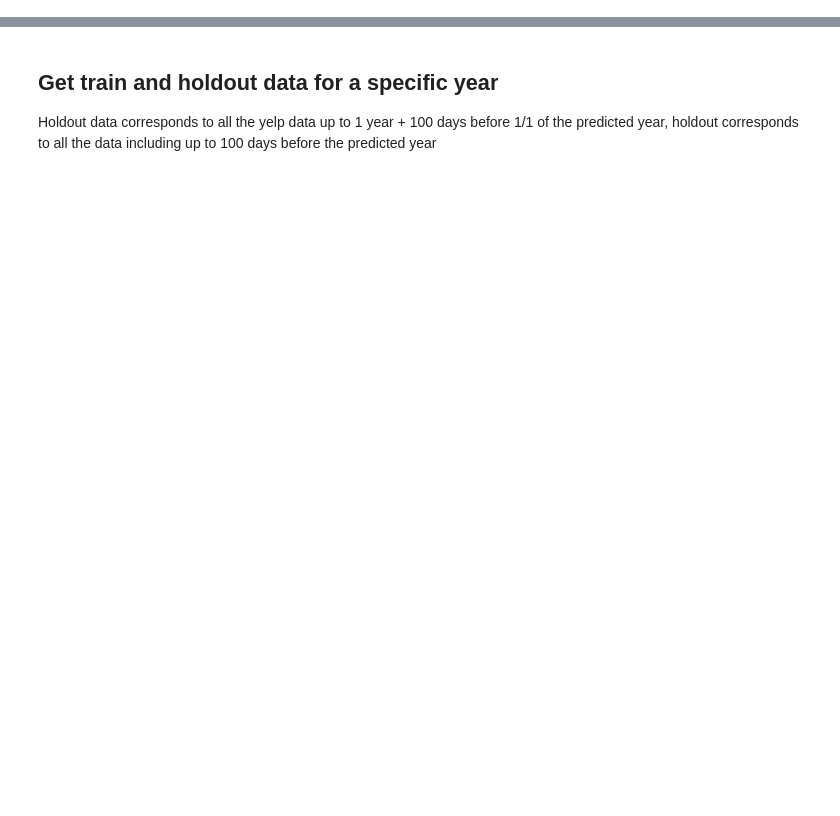
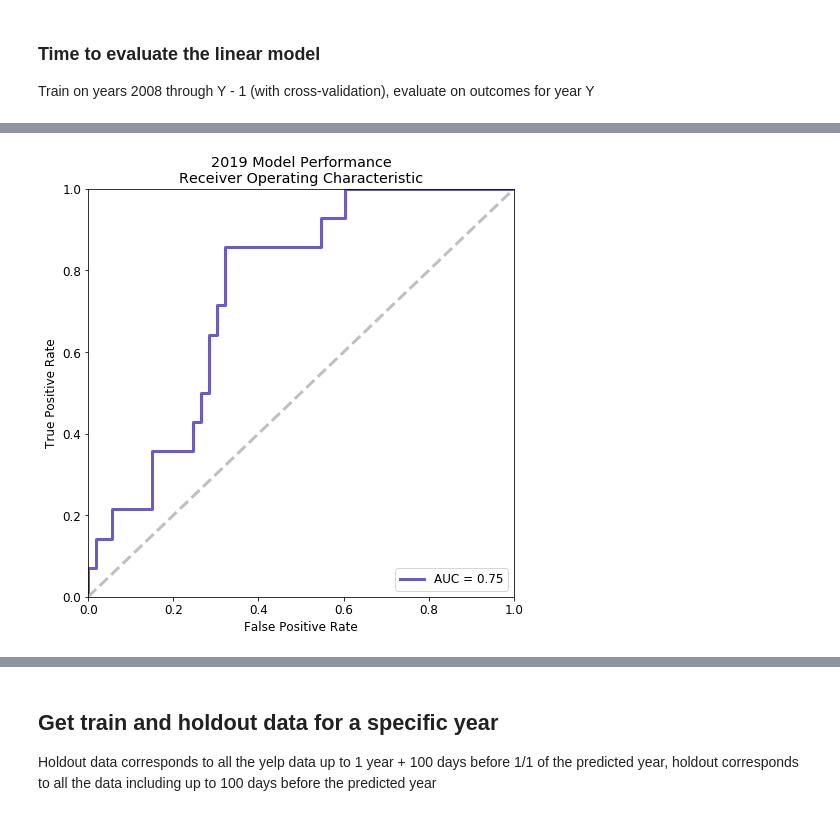
Before and after one commit to ysheynin/Michelin_Survivor_NYC, a Jupyter notebook: Michelin Survival Analysis.ipynb, the cells around one changed output, grey strips where cells are left out. Cells and saved outputs as stored; diff of their text form; code cells hidden in the pictures; blank space fills up the shorter version.

```diff
--- a/Michelin Survival Analysis.ipynb
+++ b/Michelin Survival Analysis.ipynb
@@ -449,0 +592,68 @@ yelp_data = get_review_topic_weights()
+# %% [markdown]
+### Time to evaluate the linear model
+Train on years 2008 through Y - 1 (with cross-validation), evaluate on outcomes for year Y
+# %%
+from sklearn.linear_model import LogisticRegression
+from sklearn.linear_model import SGDClassifier
+
+from sklearn.model_selection import cross_val_score, cross_val_predict
+from sklearn import metrics
+
+def plot_roc(probs, holdout, title = '', save = False):
+
+    #-----------------------------------------------------------
+    # plots ROC curve for model performance
+    #-----------------------------------------------------------
+    import matplotlib
+    font = {'family' : 'helvetica',
+            'weight': 'normal',
+        'size'   : 12,
+        }
+
+    matplotlib.rc('font', **font)
+    fpr, tpr, threshold = metrics.roc_curve(holdout, probs)
+    roc_auc = metrics.auc(fpr, tpr)
+    fig = plt.figure(figsize = (7,7))
+    plt.title(title + '\nReceiver Operating Characteristic')
+    plt.grid(b = None)
+    plt.plot(fpr, tpr, 'slateblue',label = 'AUC = %0.2f' % roc_auc, linewidth = 3)
+    plt.grid(False)
+    plt.legend(loc = 'lower right')
+    plt.plot([0, 1], [0, 1],'--', linewidth = 3, color = 'silver' )
+    plt.xlim([0, 1])
+    plt.ylim([0, 1])
+    plt.ylabel('True Positive Rate')
+    plt.xlabel('False Positive Rate')
+    plt.tight_layout()
+    if save is True:
+        plt.savefig(title + 'roc.png', transparent = True, dpi = 300)
+    plt.show()
+
+
+
+def run_model(train, holdout, cols, clf = LogisticRegression(C = .05), thresh = .5, plot_on = True, title = ''):
+
+    #-----------------------------------------------------------
+    # runs sklearn LogsticRegression model on train and holdout set, outputs CV score and plots ROC
+    #-----------------------------------------------------------
+
+    clf.fit(train['X'][cols], train['y'])
+    predicted = clf.predict(holdout['X'][cols])
+    probs = clf.predict_proba(holdout['X'][cols])
+    probs = probs[:,1]
+#     probs[probs > thresh] = 0
+#     probs = np.where(probs > thresh, 1, 0)
+
+    print('Mean Accuracy: %0.2f' % metrics.accuracy_score(holdout['y'], predicted) )
+    print('Classification Report: \n', metrics.classification_report(holdout['y'], predicted))
+    print('Confusion Matrix: \n', metrics.confusion_matrix(holdout['y'], predicted))
+    score = cross_val_score(clf, train['X'], train['y'], cv = 10, scoring= 'roc_auc').mean()
+    print('Cross validation score: {}'.format(score))
+
+    plot_roc(probs, holdout['y'], title)
+
+    return clf
+
+
+clf = run_model(train, holdout, cols = train['X'].columns.values, title = f'{str(predict_year)} Model Performance')
+# %% [output]
@@ -449,0 +675 @@ yelp_data = get_review_topic_weights()
+[figure, added]
```
Also changed, not shown: parts of 44 cells of this notebook, 24 other files.
